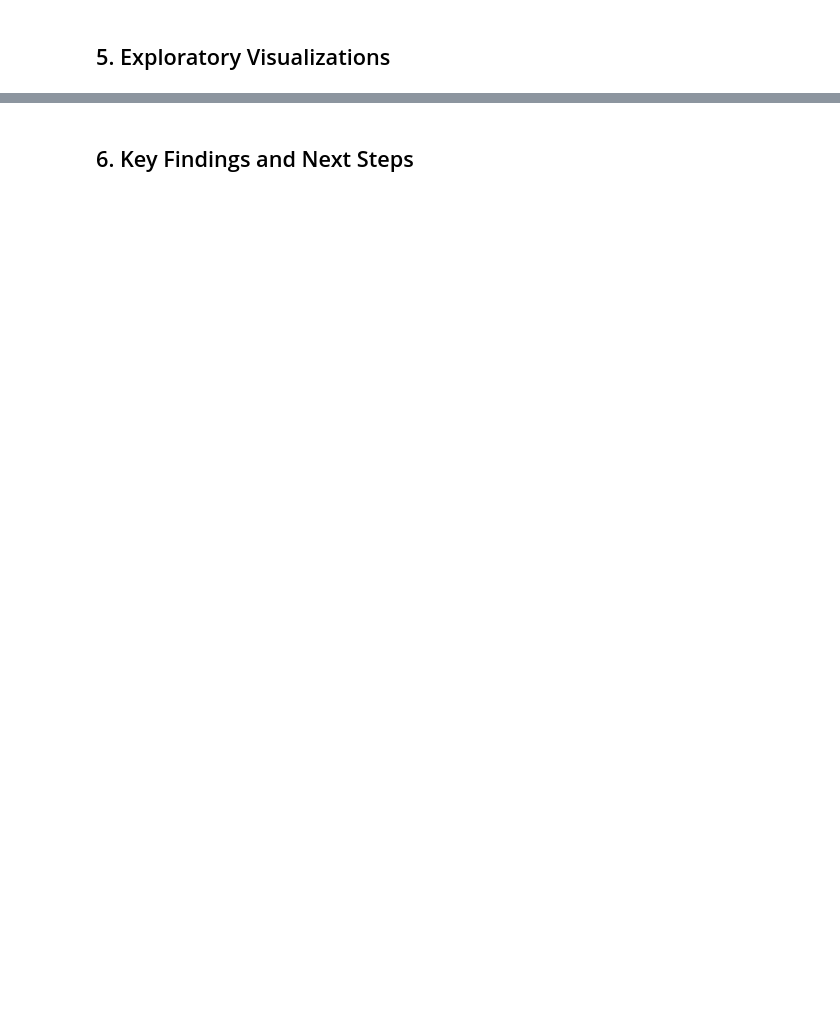
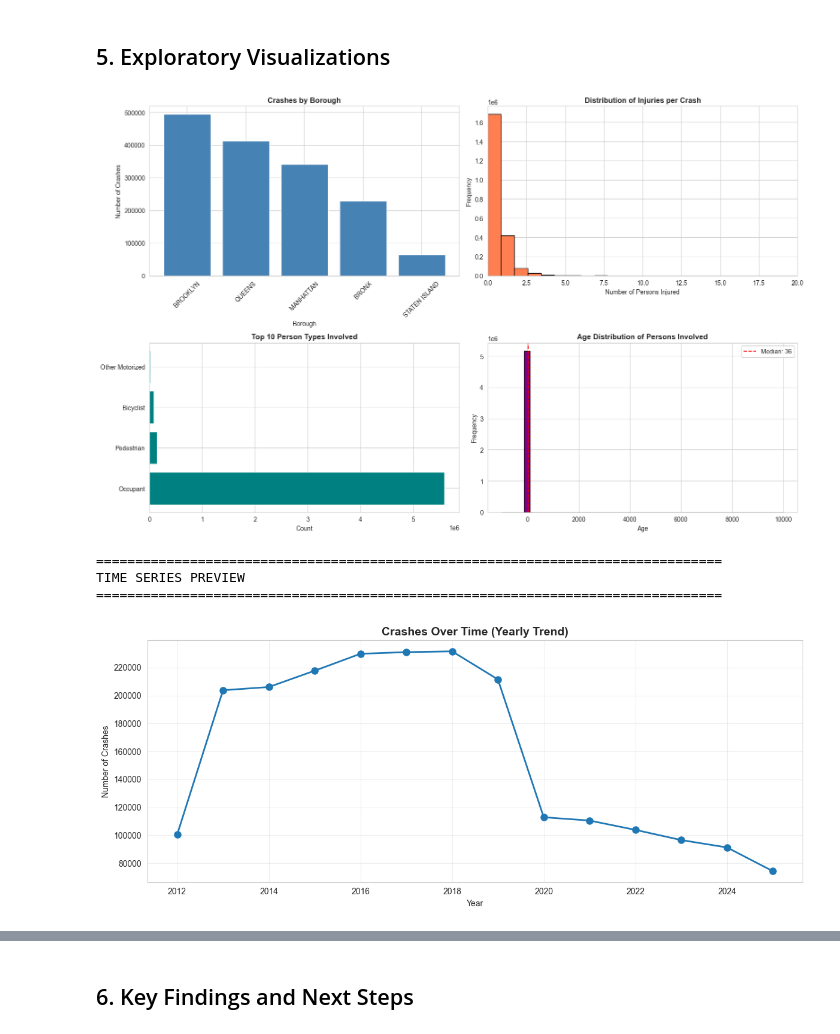
Before and after one commit to Majed-Mohamed/DataEngineering_ML1, a Jupyter notebook: notebooks/01_load_and_eda.ipynb, the cells around one changed output, grey strips where cells are left out. Saved outputs shown, nothing was run; the diff lists cells and outputs as text; code cells hidden in the pictures; blank space fills up the shorter version.

```diff
--- a/notebooks/01_load_and_eda.ipynb
+++ b/notebooks/01_load_and_eda.ipynb
@@ -42,7 +215,68 @@ sns.set_style('whitegrid')
 # %% [markdown]
 ## 5. Exploratory Visualizations
 # %%
-# TODO: Create initial visualizations
-# Distribution plots
-# Time series analysis
-# Correlation analysis
+# Distribution plots for key variables
+fig, axes = plt.subplots(2, 2, figsize=(16, 10))
+
+# 1. Crashes by Borough
+borough_counts = df_crashes['BOROUGH'].value_counts()
+axes[0, 0].bar(borough_counts.index, borough_counts.values, color='steelblue')
+axes[0, 0].set_title('Crashes by Borough', fontsize=12, fontweight='bold')
+axes[0, 0].set_xlabel('Borough')
+axes[0, 0].set_ylabel('Number of Crashes')
+axes[0, 0].tick_params(axis='x', rotation=45)
+
+# 2. Distribution of Injuries
+axes[0, 1].hist(df_crashes['NUMBER OF PERSONS INJURED'].dropna(), bins=50, color='coral', edgecolor='black')
+axes[0, 1].set_title('Distribution of Injuries per Crash', fontsize=12, fontweight='bold')
+axes[0, 1].set_xlabel('Number of Persons Injured')
+axes[0, 1].set_ylabel('Frequency')
+axes[0, 1].set_xlim(0, 20)
+
+# 3. Person Type Distribution
+person_type_counts = df_persons['PERSON_TYPE'].value_counts().head(10)
+axes[1, 0].barh(range(len(person_type_counts)), person_type_counts.values, color='teal')
+axes[1, 0].set_yticks(range(len(person_type_counts)))
+axes[1, 0].set_yticklabels(person_type_counts.index)
+axes[1, 0].set_title('Top 10 Person Types Involved', fontsize=12, fontweight='bold')
+axes[1, 0].set_xlabel('Count')
+
+# 4. Age Distribution
+axes[1, 1].hist(df_persons['PERSON_AGE'].dropna(), bins=50, color='purple', edgecolor='black')
+axes[1, 1].set_title('Age Distribution of Persons Involved', fontsize=12, fontweight='bold')
+axes[1, 1].set_xlabel('Age')
+axes[1, 1].set_ylabel('Frequency')
+axes[1, 1].axvline(df_persons['PERSON_AGE'].median(), color='red', linestyle='--', label=f"Median: {df_persons['PERSON_AGE'].median():.0f}")
+axes[1, 1].legend()
+
+plt.tight_layout()
+plt.show()
+
+# Time series preview (if date column exists)
+if 'CRASH DATE' in df_crashes.columns:
+    print("\n" + "=" * 80)
+    print("TIME SERIES PREVIEW")
+    print("=" * 80)
+    crashes_temp = df_crashes.copy()
+    crashes_temp['CRASH DATE'] = pd.to_datetime(crashes_temp['CRASH DATE'], errors='coerce')
+    crashes_temp = crashes_temp.dropna(subset=['CRASH DATE'])
+    crashes_temp['YEAR'] = crashes_temp['CRASH DATE'].dt.year
+
+    yearly_crashes = crashes_temp['YEAR'].value_counts().sort_index()
+
+    plt.figure(figsize=(12, 5))
+    plt.plot(yearly_crashes.index, yearly_crashes.values, marker='o', linewidth=2, markersize=8)
+    plt.title('Crashes Over Time (Yearly Trend)', fontsize=14, fontweight='bold')
+    plt.xlabel('Year')
+    plt.ylabel('Number of Crashes')
+    plt.grid(True, alpha=0.3)
+    plt.tight_layout()
+    plt.show()
+
+    print(f"Date range: {crashes_temp['CRASH DATE'].min()} to {crashes_temp['CRASH DATE'].max()}")
+# %% [output]
+[figure, added]
+================================================================================
+TIME SERIES PREVIEW
+================================================================================
+[figure, added]
```
Also changed, not shown: parts of 11 cells of this notebook, 37 other files.
